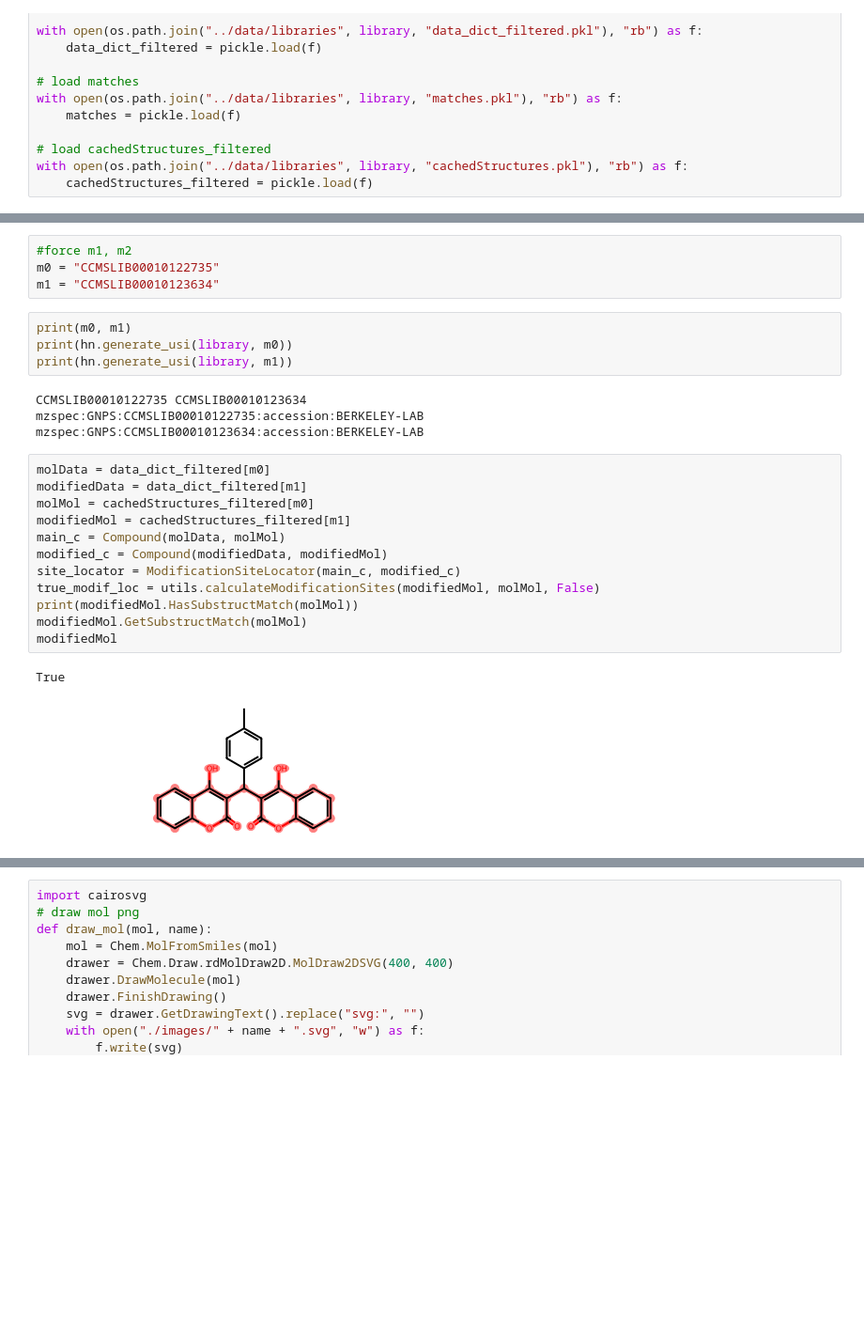
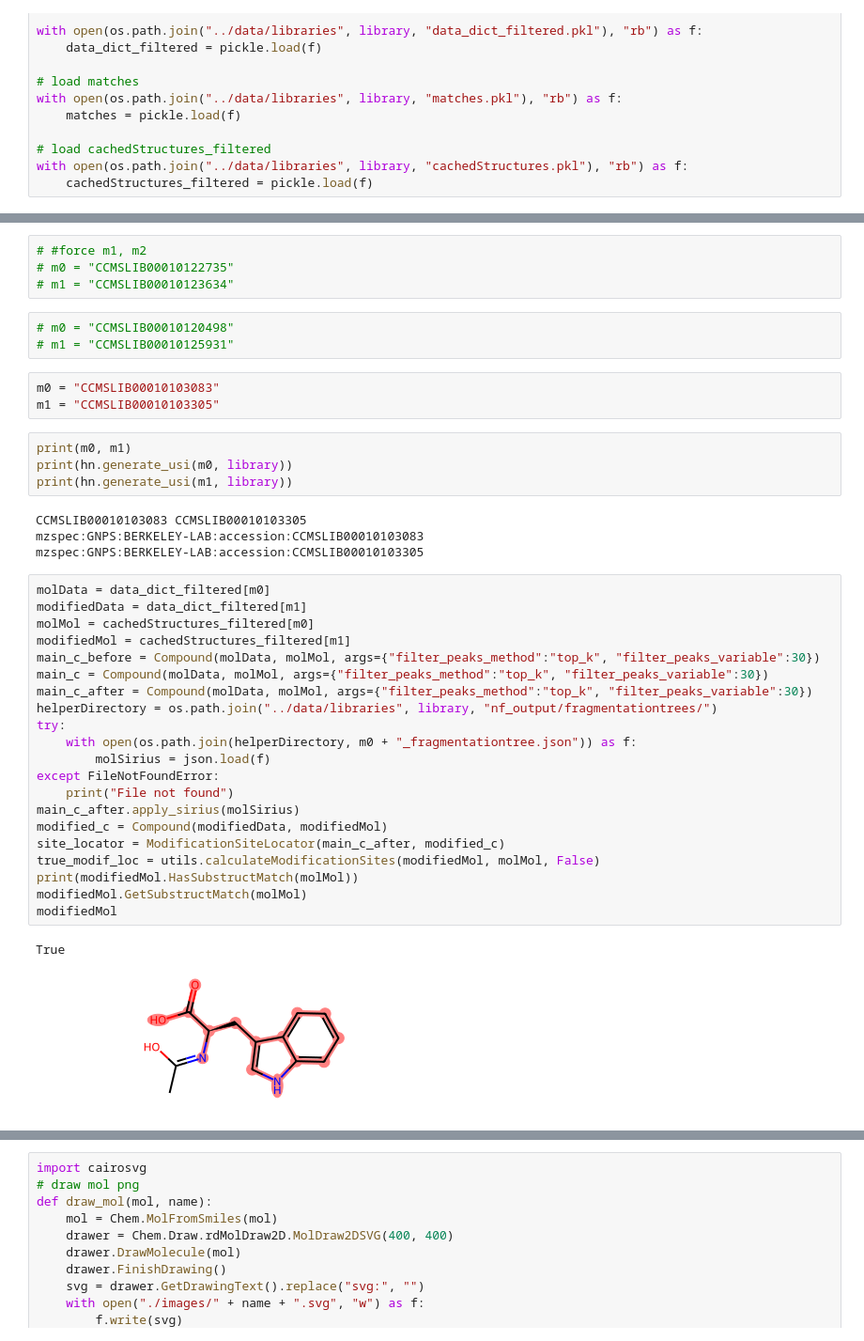
Before and after one commit to mshahneh/SmallMol_Mod_Site_Localization, a Jupyter notebook: poster/poster.ipynb, the cells around one changed output, grey strips where cells are left out. Shown: that part at 94% size. Cells and saved outputs as stored; diff of their text form; blank space fills up the shorter version.

```diff
--- a/poster/poster.ipynb
+++ b/poster/poster.ipynb
@@ -136,30 +151,45 @@ temp 1
 # %%
-#force m1, m2
-m0 = "CCMSLIB00010122735"
-m1 = "CCMSLIB00010123634"
+# #force m1, m2
+# m0 = "CCMSLIB00010122735"
+# m1 = "CCMSLIB00010123634"
+# %%
+# m0 = "CCMSLIB00010120498"
+# m1 = "CCMSLIB00010125931"
+# %%
+m0 = "CCMSLIB00010103083"
+m1 = "CCMSLIB00010103305"
 # %%
 print(m0, m1)
-print(hn.generate_usi(library, m0))
-print(hn.generate_usi(library, m1))
+print(hn.generate_usi(m0, library))
+print(hn.generate_usi(m1, library))
 # %% [output]
-CCMSLIB00010122735 CCMSLIB00010123634
-mzspec:GNPS:CCMSLIB00010122735:accession:BERKELEY-LAB
-mzspec:GNPS:CCMSLIB00010123634:accession:BERKELEY-LAB
+CCMSLIB00010103083 CCMSLIB00010103305
+mzspec:GNPS:BERKELEY-LAB:accession:CCMSLIB00010103083
+mzspec:GNPS:BERKELEY-LAB:accession:CCMSLIB00010103305
 # %%
 molData = data_dict_filtered[m0]
 modifiedData = data_dict_filtered[m1]
 molMol = cachedStructures_filtered[m0]
 modifiedMol = cachedStructures_filtered[m1]
-main_c = Compound(molData, molMol)
+main_c_before = Compound(molData, molMol, args={"filter_peaks_method":"top_k", "filter_peaks_variable":30})
+main_c = Compound(molData, molMol, args={"filter_peaks_method":"top_k", "filter_peaks_variable":30})
+main_c_after = Compound(molData, molMol, args={"filter_peaks_method":"top_k", "filter_peaks_variable":30})
+helperDirectory = os.path.join("../data/libraries", library, "nf_output/fragmentationtrees/")
+try:
+    with open(os.path.join(helperDirectory, m0 + "_fragmentationtree.json")) as f:
+        molSirius = json.load(f)
+except FileNotFoundError:
+    print("File not found")
+main_c_after.apply_sirius(molSirius)
 modified_c = Compound(modifiedData, modifiedMol)
-site_locator = ModificationSiteLocator(main_c, modified_c)
+site_locator = ModificationSiteLocator(main_c_after, modified_c)
 true_modif_loc = utils.calculateModificationSites(modifiedMol, molMol, False)
 print(modifiedMol.HasSubstructMatch(molMol))
 modifiedMol.GetSubstructMatch(molMol)
 modifiedMol
 # %% [output]
 True
-[figure, old version]
+[figure, new version]
 # %%
 # draw peaks
 def draw_peaks(data, name):
```
Also changed, not shown: parts of 17 cells of this notebook, 27 other files.
